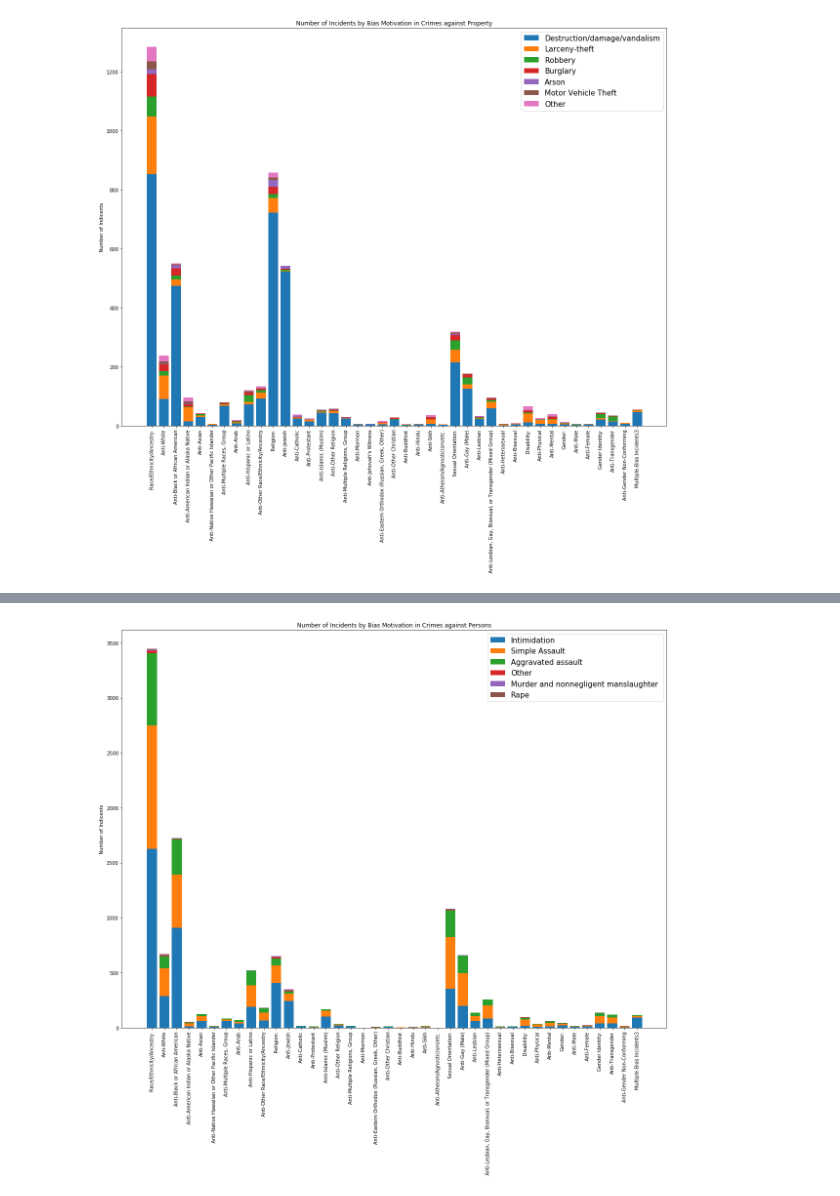
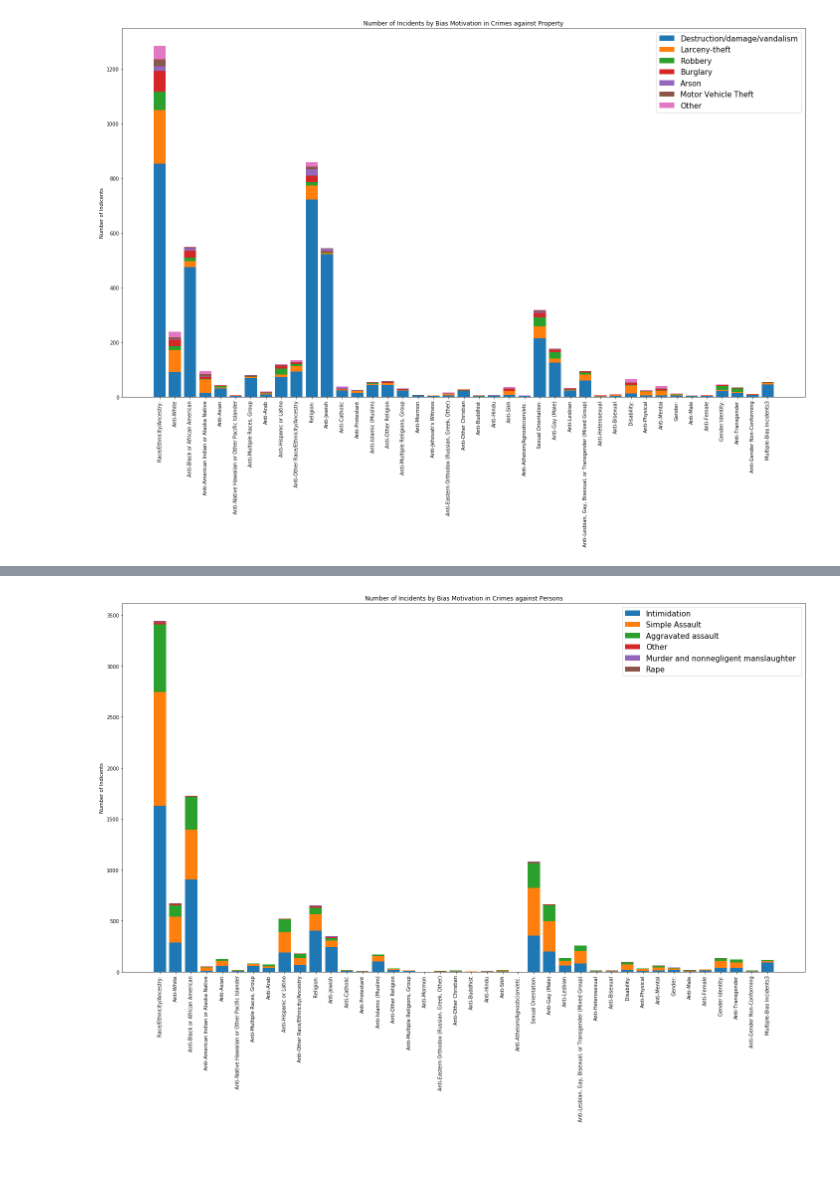
Before and after one commit to msheker/project1mmm, a Jupyter notebook: Offense Type and Bias Motivation.ipynb, the cells around one changed output, grey strips where cells are left out. Drawn from its saved outputs; the diff is of its cells as text; code cells hidden in the pictures; blank space fills up the shorter version.

```diff
--- a/Offense Type and Bias Motivation.ipynb
+++ b/Offense Type and Bias Motivation.ipynb
@@ -33,20 +33,19 @@ other_bar_prop = offense_bias_property['Other']
 # %%
 p1 = plt.bar(motivation_bar, f2(destruction_bar))
 p2 = plt.bar(motivation_bar, f2(theft_bar), bottom = f2(destruction_bar))
 p3 = plt.bar(motivation_bar, f2(robbery_bar), bottom = f2(theft_bar)+f2(destruction_bar))
 p4 = plt.bar(motivation_bar, f2(burglary_bar), bottom = f2(robbery_bar)+f2(theft_bar)+f2(destruction_bar))
 p5 = plt.bar(motivation_bar, f2(arson_bar), bottom = f2(burglary_bar)+f2(robbery_bar)+f2(theft_bar)+f2(destruction_bar))
 p6 = plt.bar(motivation_bar, f2(vehicle_bar), bottom = f2(arson_bar)+f2(burglary_bar)+f2(robbery_bar)+f2(theft_bar)+f2(destruction_bar))
 p7 = plt.bar(motivation_bar, f2(other_bar_prop), bottom = f2(vehicle_bar)+f2(arson_bar)+f2(burglary_bar)+f2(robbery_bar)+f2(theft_bar)+f2(destruction_bar))
 plt.ylabel('Number of Indicents')
 plt.title('Number of Incidents by Bias Motivation in Crimes against Property')
-plt.rcParams['figure.figsize'] = (20, 15)
 plt.legend((p1[0], p2[0], p3[0], p4[0], p5[0],p6[0], p7[0]), ('Destruction/damage/vandalism', 'Larceny-theft','Robbery', 'Burglary', 'Arson', 'Motor Vehicle Theft', 'Other'), prop={'size': 15})
-
 plt.xticks(offense_bias_property['Bias motivation'], rotation=90)
-plt.show()
+plt.tight_layout()
+plt.savefig('incidents_bias_motivation_property.png')
 # %% [output]
-[figure, old version]
+[figure, new version]
 # %%
 offense_bias_person = offense_bias_person[offense_bias_person['Bias motivation']!='Total']
 offense_bias_person = offense_bias_person[offense_bias_person['Bias motivation']!='Single-Bias Incidents']
@@ -100,12 +99,12 @@ m6 = plt.bar(motivation_bar_person, f2(rape_bar), bottom =f2(murder_bar)+f2(othe
 
 plt.ylabel('Number of Indicents')
 plt.title('Number of Incidents by Bias Motivation in Crimes against Persons')
-plt.rcParams['figure.figsize'] = (20, 15)
 plt.xticks(offense_bias_person['Bias motivation'], rotation=90)
 plt.legend((m1[0], m2[0], m3[0], m4[0], m5[0],m6[0]), ('Intimidation', 'Simple Assault','Aggravated assault', 'Other', 'Murder and nonnegligent manslaughter ', 'Rape'), prop={'size': 15})
-plt.show()
+plt.tight_layout()
+plt.savefig('incidents_bias_motivation_persons.png')
 # %% [output]
-[figure, old version]
+[figure, new version]
 # %%
 offense_bias_society.head()
 offense_bias_society = offense_bias_society[offense_bias_society['Bias motivation']!='Total']
```
Also changed, not shown: parts of 1 cell of this notebook, 2 other files.
